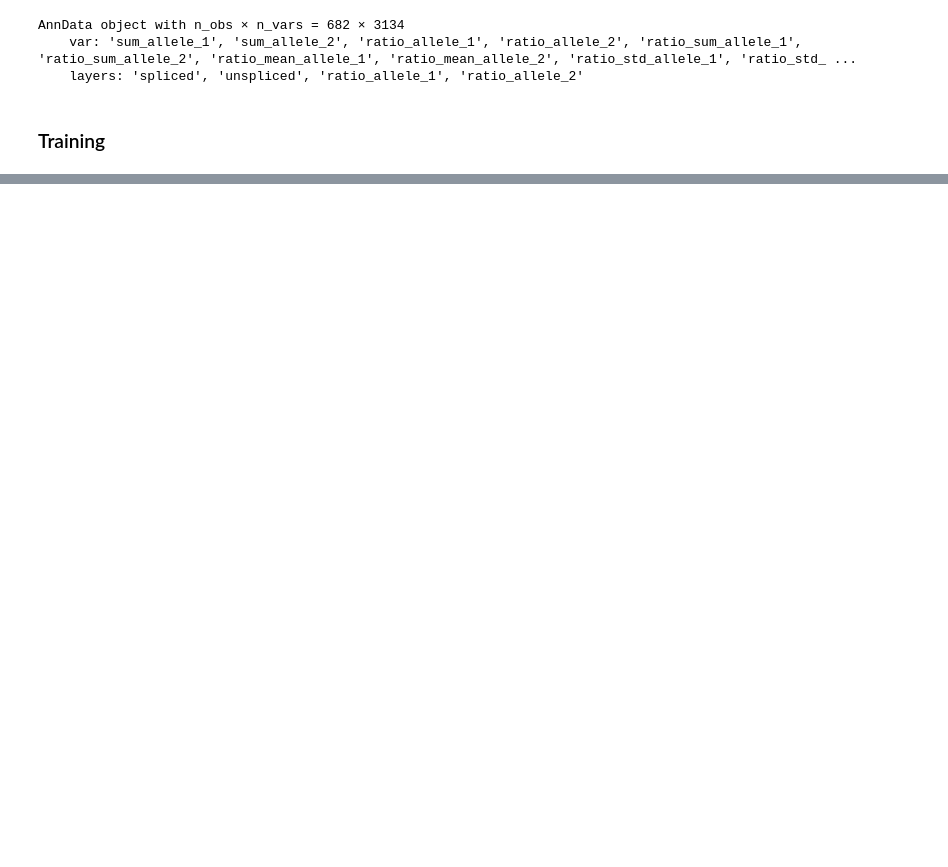
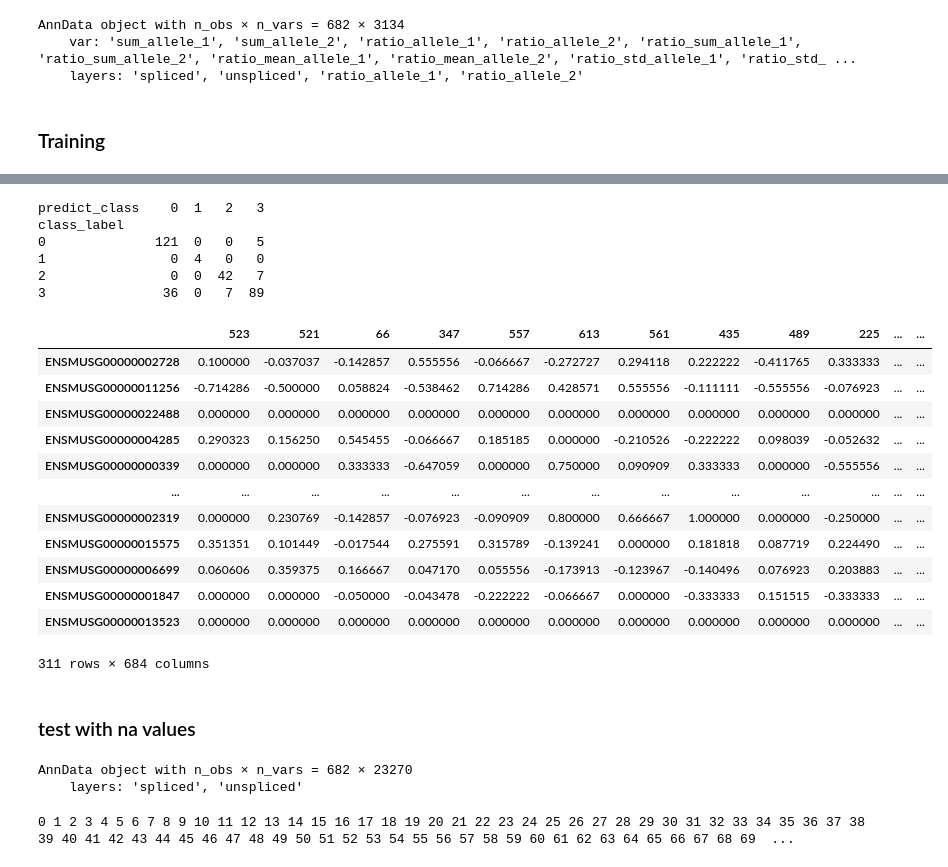
Before and after one commit to DaneseAnna/transcriptional_bursting_dev, a Jupyter notebook: Notebooks/model_training_from_scratch.ipynb, the cells around one changed output, grey strips where cells are left out. Saved outputs shown, nothing was run; the diff lists cells and outputs as text; code cells hidden in the pictures; blank space fills up the shorter version.

```diff
--- a/Notebooks/model_training_from_scratch.ipynb
+++ b/Notebooks/model_training_from_scratch.ipynb
@@ -27,7 +27,7 @@ utils.find_ratios_sum(adata)
 utils.find_ratios_std(adata)
 utils.get_p_values(adata)
 
-sc.pp.neighbors(adata, n_neighbors=8, n_pcs=30, use_rep='X')
-sc.tl.umap(adata)
-sc.tl.leiden(adata)
-adata.obs['clusters'] = adata.obs['leiden'].copy()
+# sc.pp.neighbors(adata, n_neighbors=8, n_pcs=30, use_rep='X')
+# sc.tl.umap(adata)
+# sc.tl.leiden(adata)
+# adata.obs['clusters'] = adata.obs['leiden'].copy()
@@ -76,2 +60,29 @@ gene_classifier.evaluate()
 # %%
 gene_classifier.evaluate_classes()
+# %% [output]
+predict_class    0  1   2   3
+class_label
+0              121  0   0   5
+1                0  4   0   0
+2                0  0  42   7
+3               36  0   7  89
+# %%
+test_dataset = gene_classifier.get_test_dataset()
+# %%
+test_dataset
+# %% [output]
+|  | 523 | 521 | 66 | 347 | 557 | 613 | 561 | 435 | 489 | 225 | ... | ... |
+| ENSMUSG00000002728 | 0.100000 | -0.037037 | -0.142857 | 0.555556 | -0.066667 | -0.272727 | 0.294118 | 0.222222 | -0.411765 | 0.333333 | ... | ... |
+| ENSMUSG00000011256 | -0.714286 | -0.500000 | 0.058824 | -0.538462 | 0.714286 | 0.428571 | 0.555556 | -0.111111 | -0.555556 | -0.076923 | ... | ... |
+| ENSMUSG00000022488 | 0.000000 | 0.000000 | 0.000000 | 0.000000 | 0.000000 | 0.000000 | 0.000000 | 0.000000 | 0.000000 | 0.000000 | ... | ... |
+| ENSMUSG00000004285 | 0.290323 | 0.156250 | 0.545455 | -0.066667 | 0.185185 | 0.000000 | -0.210526 | -0.222222 | 0.098039 | -0.052632 | ... | ... |
+| ENSMUSG00000000339 | 0.000000 | 0.000000 | 0.333333 | -0.647059 | 0.000000 | 0.750000 | 0.090909 | 0.333333 | 0.000000 | -0.555556 | ... | ... |
+| ... | ... | ... | ... | ... | ... | ... | ... | ... | ... | ... | ... | ... |
+| ENSMUSG00000002319 | 0.000000 | 0.230769 | -0.142857 | -0.076923 | -0.090909 | 0.800000 | 0.666667 | 1.000000 | 0.000000 | -0.250000 | ... | ... |
+| ENSMUSG00000015575 | 0.351351 | 0.101449 | -0.017544 | 0.275591 | 0.315789 | -0.139241 | 0.000000 | 0.181818 | 0.087719 | 0.224490 | ... | ... |
+| ENSMUSG00000006699 | 0.060606 | 0.359375 | 0.166667 | 0.047170 | 0.055556 | -0.173913 | -0.123967 | -0.140496 | 0.076923 | 0.203883 | ... | ... |
+| ENSMUSG00000001847 | 0.000000 | 0.000000 | -0.050000 | -0.043478 | -0.222222 | -0.066667 | 0.000000 | -0.333333 | 0.151515 | -0.333333 | ... | ... |
+| ENSMUSG00000013523 | 0.000000 | 0.000000 | 0.000000 | 0.000000 | 0.000000 | 0.000000 | 0.000000 | 0.000000 | 0.000000 | 0.000000 | ... | ... |
+311 rows × 684 columns
+# %% [markdown]
+### test with na values
@@ -77,0 +103,9 @@ gene_classifier.evaluate_classes()
+# %%
+adata
+# %% [output]
+AnnData object with n_obs × n_vars = 682 × 23270
+    layers: 'spliced', 'unspliced'
+# %%
+gene_classifier.evaluate_classes(prediction_set=adata)
+# %% [output]
+0 1 2 3 4 5 6 7 8 9 10 11 12 13 14 15 16 17 18 19 20 21 22 23 24 25 26 27 28 29 30 31 32 33 34 35 36 37 38 39 40 41 42 43 44 45 46 47 48 49 50 51 52 53 54 55 56 57 58 59 60 61 62 63 64 65 66 67 68 69  ...
```
Also changed, not shown: parts of 7 cells of this notebook, 52 other files.
